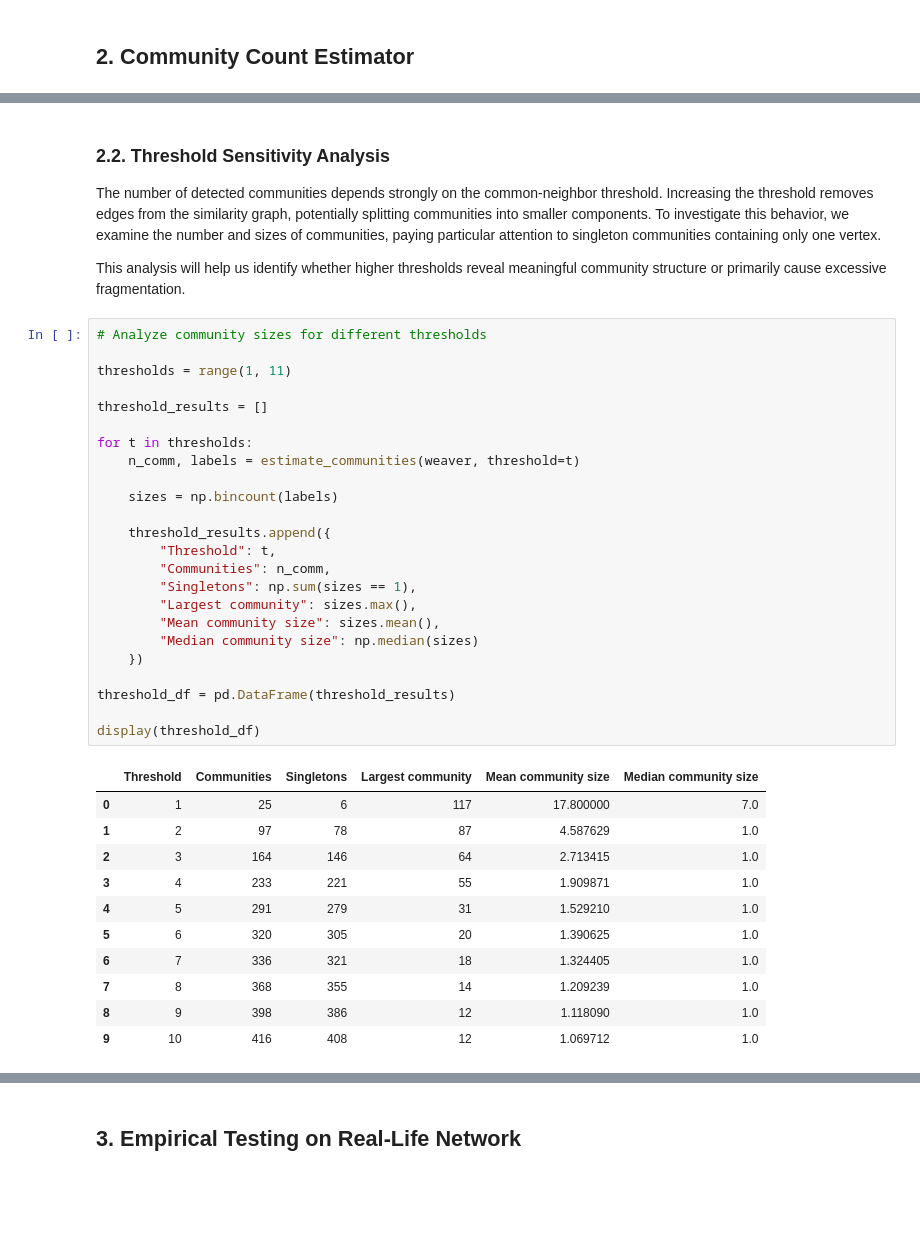
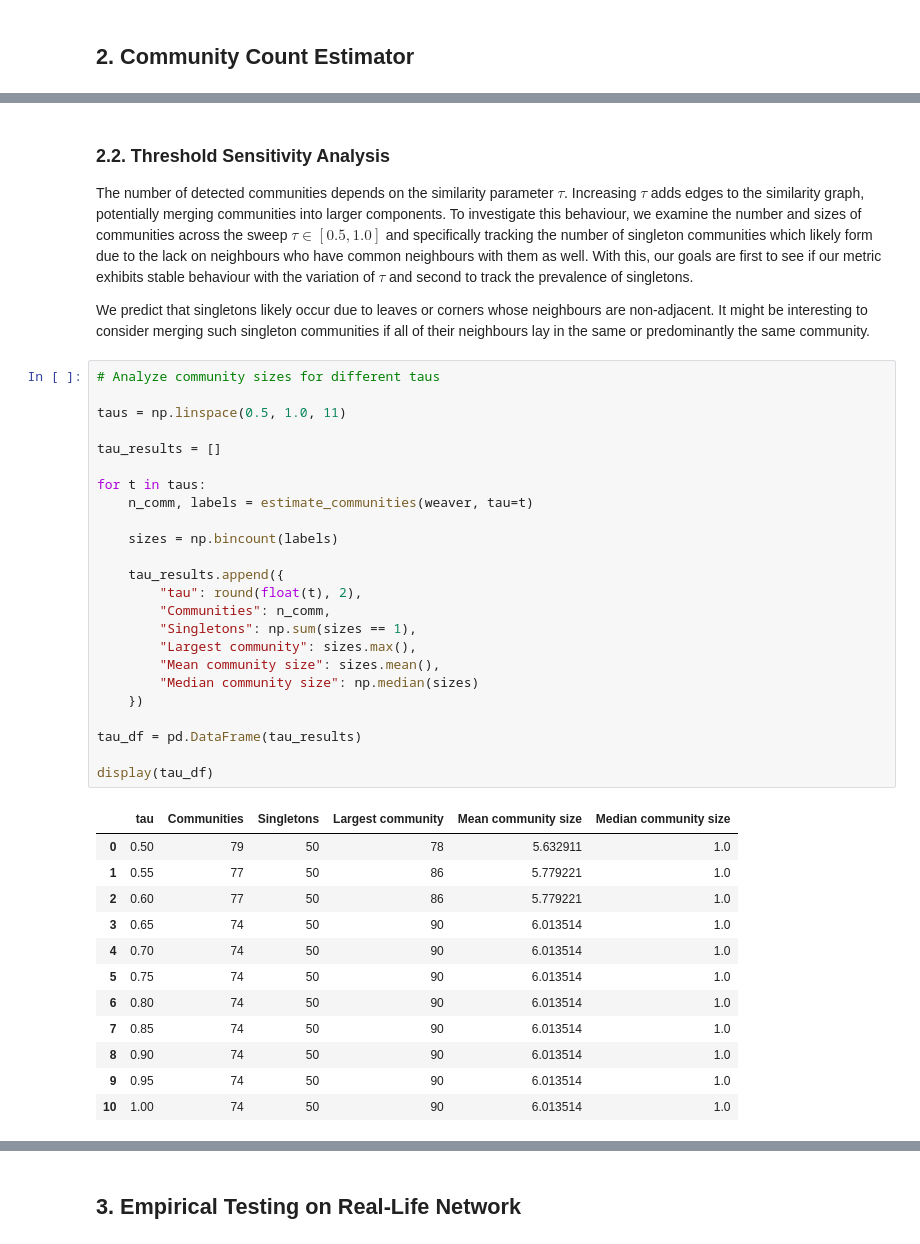
Before and after one commit to MatheoLeMercier/Group_20_Project_3, a Jupyter notebook: Group_20_Project_3_.ipynb, the cells around one changed output, grey strips where cells are left out. Drawn from its saved outputs; the diff is of its cells as text; blank space fills up the shorter version.

```diff
--- a/Group_20_Project_3_.ipynb
+++ b/Group_20_Project_3_.ipynb
@@ -209,46 +243,46 @@ Threshold = 5: 291 communities
 # %% [markdown]
-
 ### 2.2. Threshold Sensitivity Analysis
 
-The number of detected communities depends strongly on the common-neighbor threshold. Increasing the threshold removes edges from the similarity graph, potentially splitting communities into smaller components. To investigate this behavior, we examine the number and sizes of communities, paying particular attention to singleton communities containing only one vertex.
+The number of detected communities depends on the similarity parameter $\tau$. Increasing $\tau$ adds edges to the similarity graph, potentially merging communities into larger components. To investigate this behaviour, we examine the number and sizes of communities across the sweep $\tau \in [0.5, 1.0]$ and specifically tracking the number of singleton communities which likely form due to the lack on neighbours who have common neighbours with them as well. With this, our goals are first to see if our metric exhibits stable behaviour with the variation of $\tau$ and second to track the prevalence of singletons.
 
-This analysis will help us identify whether higher thresholds reveal meaningful community structure or primarily cause excessive fragmentation.
+We predict that singletons likely occur due to leaves or corners whose neighbours are non-adjacent. It might be interesting to consider merging such singleton communities if all of their neighbours lay in the same or predominantly the same community.
 # %%
-# Analyze community sizes for different thresholds
+# Analyze community sizes for different taus
 
-thresholds = range(1, 11)
+taus = np.linspace(0.5, 1.0, 11)
 
-threshold_results = []
+tau_results = []
 
-for t in thresholds:
-    n_comm, labels = estimate_communities(weaver, threshold=t)
+for t in taus:
+    n_comm, labels = estimate_communities(weaver, tau=t)
 
     sizes = np.bincount(labels)
 
-    threshold_results.append({
-        "Threshold": t,
+    tau_results.append({
+        "tau": round(float(t), 2),
         "Communities": n_comm,
         "Singletons": np.sum(sizes == 1),
         "Largest community": sizes.max(),
         "Mean community size": sizes.mean(),
         "Median community size": np.median(sizes)
     })
 
-threshold_df = pd.DataFrame(threshold_results)
+tau_df = pd.DataFrame(tau_results)
 
-display(threshold_df)
+display(tau_df)
 # %% [output]
-|  | Threshold | Communities | Singletons | Largest community | Mean community size | Median community size |
-| 0 | 1 | 25 | 6 | 117 | 17.800000 | 7.0 |
-| 1 | 2 | 97 | 78 | 87 | 4.587629 | 1.0 |
-| 2 | 3 | 164 | 146 | 64 | 2.713415 | 1.0 |
-| 3 | 4 | 233 | 221 | 55 | 1.909871 | 1.0 |
-| 4 | 5 | 291 | 279 | 31 | 1.529210 | 1.0 |
-| 5 | 6 | 320 | 305 | 20 | 1.390625 | 1.0 |
-| 6 | 7 | 336 | 321 | 18 | 1.324405 | 1.0 |
-| 7 | 8 | 368 | 355 | 14 | 1.209239 | 1.0 |
-| 8 | 9 | 398 | 386 | 12 | 1.118090 | 1.0 |
-| 9 | 10 | 416 | 408 | 12 | 1.069712 | 1.0 |
+|  | tau | Communities | Singletons | Largest community | Mean community size | Median community size |
+| 0 | 0.50 | 79 | 50 | 78 | 5.632911 | 1.0 |
+| 1 | 0.55 | 77 | 50 | 86 | 5.779221 | 1.0 |
+| 2 | 0.60 | 77 | 50 | 86 | 5.779221 | 1.0 |
+| 3 | 0.65 | 74 | 50 | 90 | 6.013514 | 1.0 |
+| 4 | 0.70 | 74 | 50 | 90 | 6.013514 | 1.0 |
+| 5 | 0.75 | 74 | 50 | 90 | 6.013514 | 1.0 |
+| 6 | 0.80 | 74 | 50 | 90 | 6.013514 | 1.0 |
+| 7 | 0.85 | 74 | 50 | 90 | 6.013514 | 1.0 |
+| 8 | 0.90 | 74 | 50 | 90 | 6.013514 | 1.0 |
+| 9 | 0.95 | 74 | 50 | 90 | 6.013514 | 1.0 |
+| 10 | 1.00 | 74 | 50 | 90 | 6.013514 | 1.0 |
 # %%
 plt.figure(figsize=(9, 5))
 
```
Also changed, not shown: parts of 35 cells of this notebook, 1 other file.
